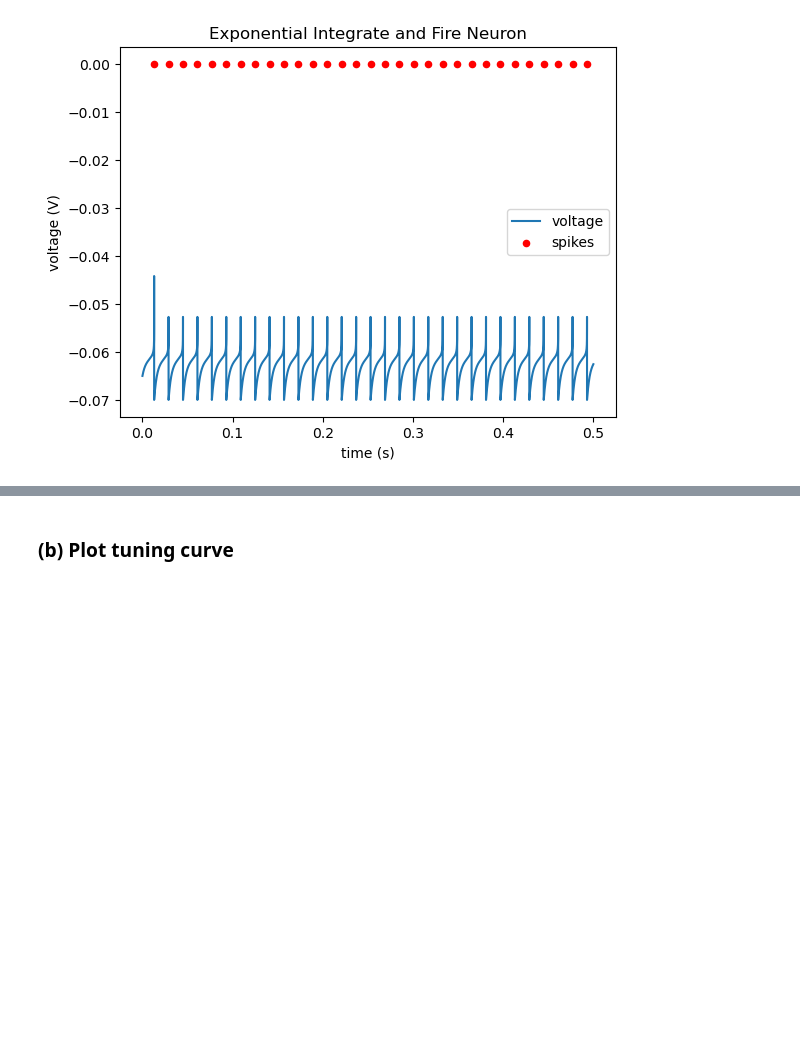
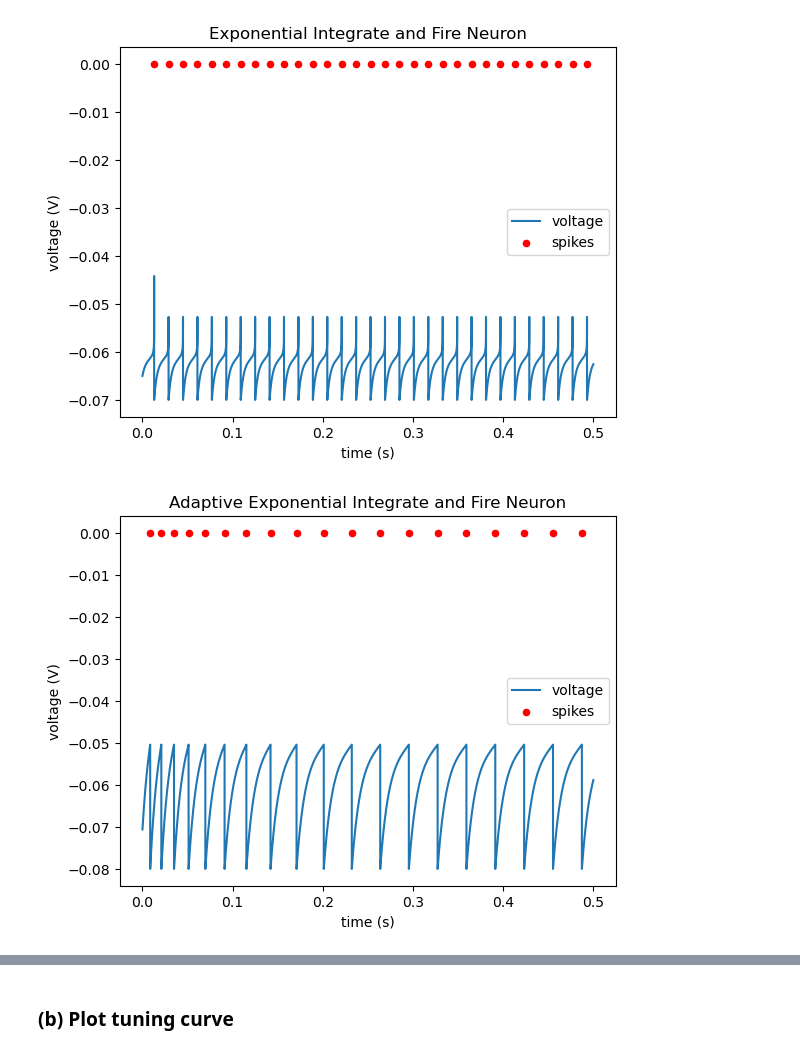
Before and after one commit to kateharvey/SYDE552, a Jupyter notebook: syde552-assignment1.ipynb, the cells around one changed output, grey strips where cells are left out. Cells and saved outputs as stored; diff of their text form; code cells hidden in the pictures; blank space fills up the shorter version.

```diff
--- a/syde552-assignment1.ipynb
+++ b/syde552-assignment1.ipynb
@@ -426,3 +465,7 @@ fig = plot_voltage_trace(p1, spikes=s1, title='Exponential Integrate and Fire Ne
+# %%
+fig = plot_voltage_trace(p2, spikes=s2, title='Adaptive Exponential Integrate and Fire Neuron')
+# %% [output]
+[figure, added]
 # %% [markdown]
 References:
 
```
Also changed, not shown: parts of 7 cells of this notebook.
